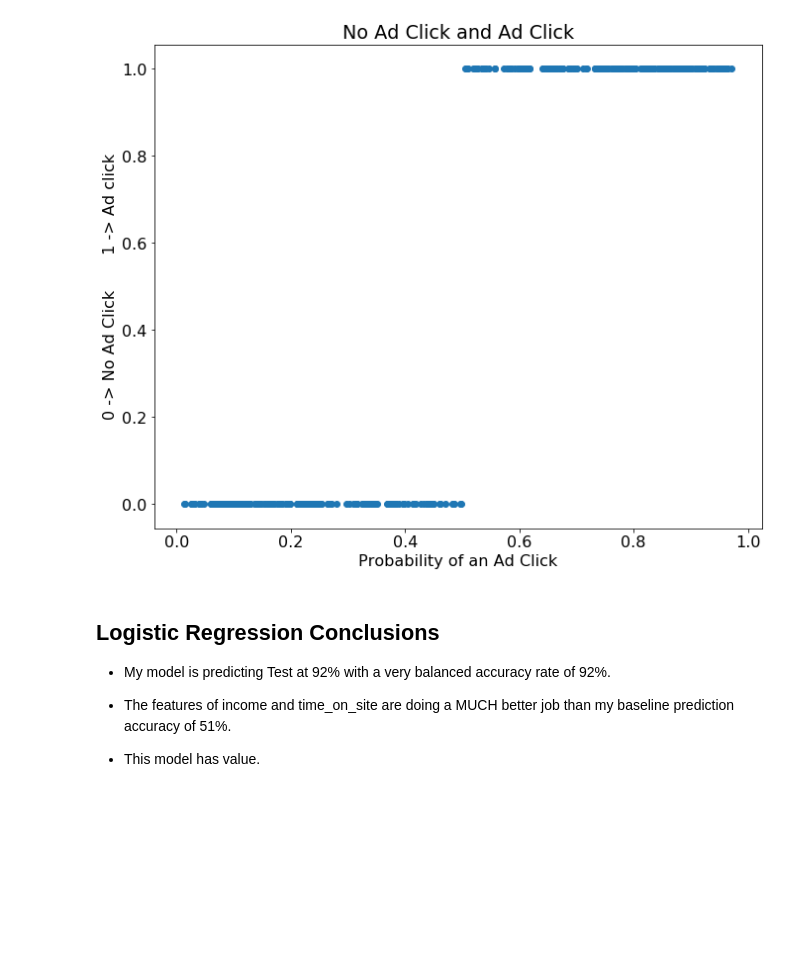
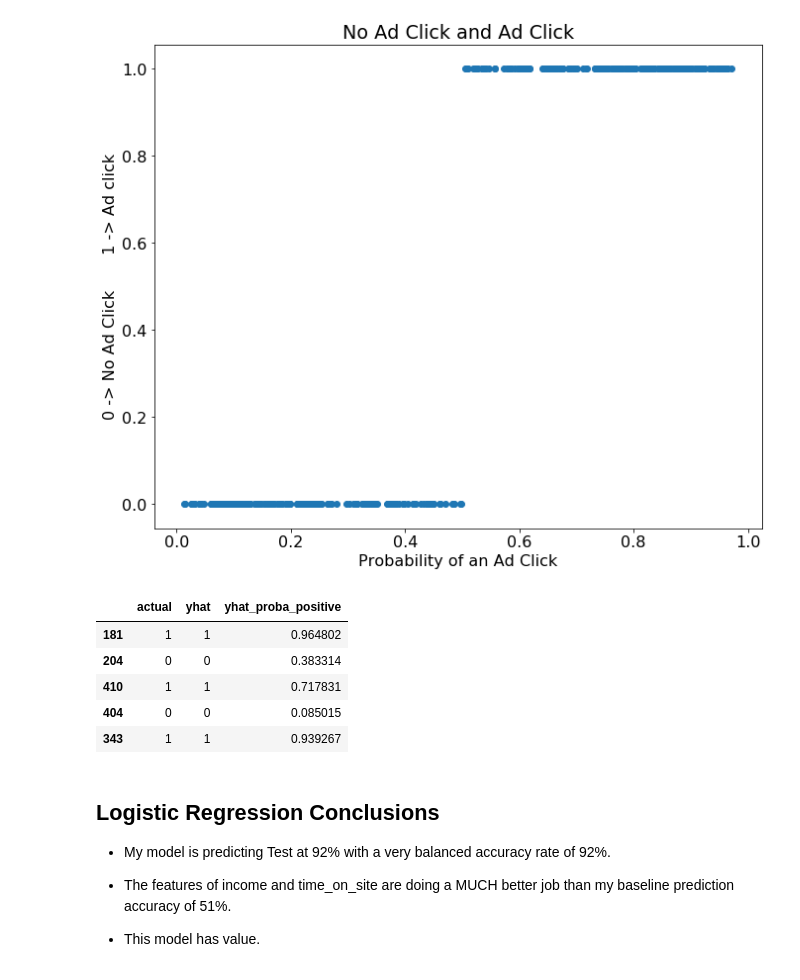
Before and after one commit to faithkane3/ds-methodologies-exercises, a Jupyter notebook: classification/ML Classification Package/3. Logisitic Regression/Predict Customer clicks on FB ads.ipynb, the cells around one changed output. Cells and saved outputs as stored; diff of their text form; code cells hidden in the pictures; blank space fills up the shorter version.

```diff
--- a/classification/ML Classification Package/3. Logisitic Regression/Predict Customer clicks on FB ads.ipynb
+++ b/classification/ML Classification Package/3. Logisitic Regression/Predict Customer clicks on FB ads.ipynb
@@ -381,6 +406,16 @@ plt.title('No Ad Click and Ad Click')
 plt.show()
 # %% [output]
 [figure]
+# %%
+eval_df['yhat_proba_positive'] = yhat_probability
+eval_df.head()
+# %% [output]
+|  | actual | yhat | yhat_proba_positive |
+| 181 | 1 | 1 | 0.964802 |
+| 204 | 0 | 0 | 0.383314 |
+| 410 | 1 | 1 | 0.717831 |
+| 404 | 0 | 0 | 0.085015 |
+| 343 | 1 | 1 | 0.939267 |
 # %% [markdown]
 ## Logistic Regression Conclusions
 
```
Also changed, not shown: parts of 29 cells of this notebook, 1 other file.
